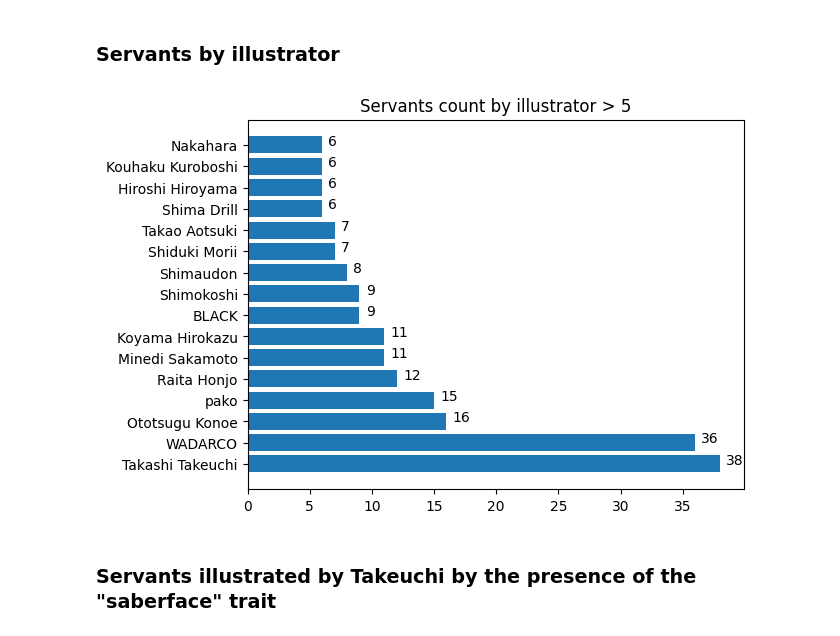
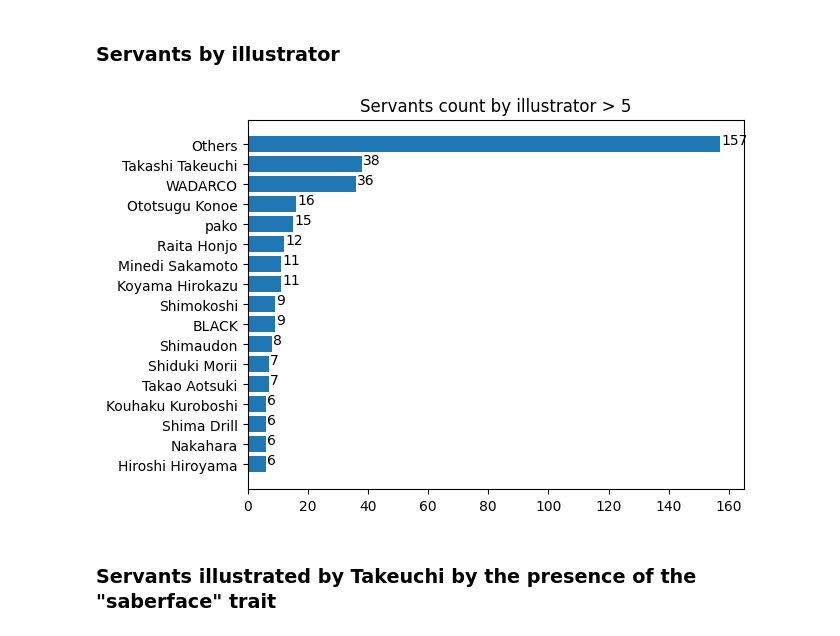
Before and after one commit to manuelelucchi/VisualizzazioneScientifica, a Jupyter notebook: Report.ipynb, the cells around one changed output. Saved outputs shown, nothing was run; the diff lists cells and outputs as text; code cells hidden in the pictures.

```diff
--- a/Report.ipynb
+++ b/Report.ipynb
@@ -245,18 +245,19 @@ plt.show()
 # %% [markdown]
 ### Servants by illustrator
 # %%
-servants_by_illustrator = cleanData.groupby(by='illustrator').count().sort_values(by="id", ascending=False)["id"]
-servants_by_illustrator  = servants_by_illustrator[servants_by_illustrator > 5]
-illustrators = list(servants_by_illustrator.keys())
-values = servants_by_illustrator.values
+servants_by_illustrator = cleanData.groupby(by='illustrator').count().sort_values(by="id", ascending=True)["id"]
+more_than_five  = servants_by_illustrator[servants_by_illustrator > 5]
+others  = servants_by_illustrator[servants_by_illustrator < 5]
+illustrators = list(more_than_five.keys()) + ["Others"]
+values = list(more_than_five.values) + [others.sum()]
 plt.barh(illustrators, values)
 plt.title("Servants count by illustrator > 5")
 for index,data in enumerate(values):
     plt.text(x= data+0.5 , y =index , s=f"{data}")
-plt.savefig("presentation/images/illustrators.png", bbox_inches="tight", pad_inches=0.5)
+plt.savefig("presentation/images/illustrators.png", bbox_inches="tight")
 plt.show()
 # %% [output]
-[figure, old version]
+[figure, new version]
 # %% [markdown]
 ### Servants illustrated by Takeuchi by the presence of the "saberface" trait
 # %%
```
Also changed, not shown: parts of 9 cells of this notebook, 14 other files.
